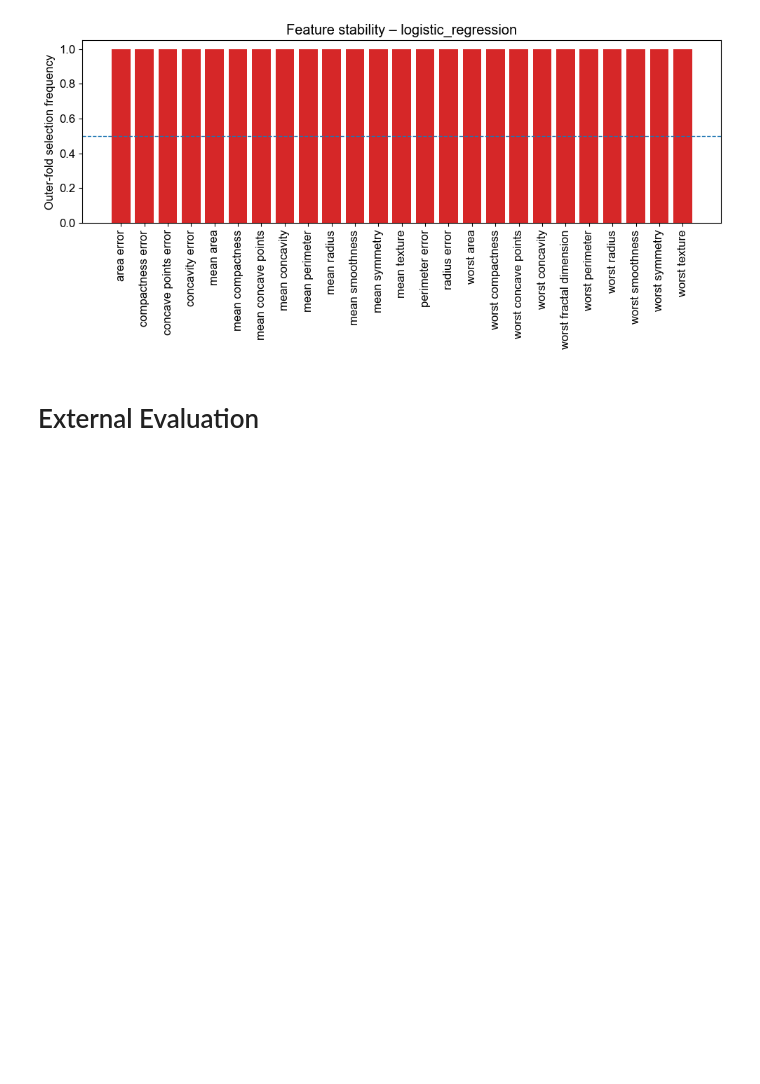
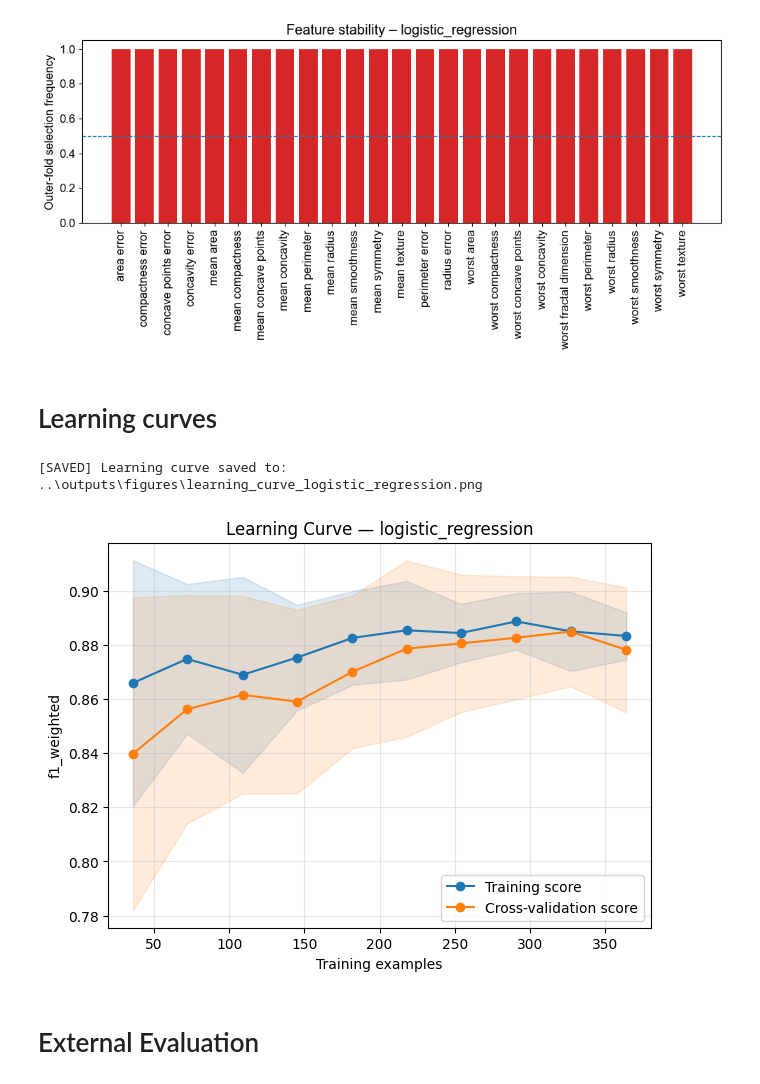
Before and after one commit to WewerAlbrechtsenLab/ML, a Jupyter notebook: notebooks/ML.ipynb, the cells around one changed output. Cells and saved outputs as stored; diff of their text form; code cells hidden in the pictures; blank space fills up the shorter version.

```diff
--- a/notebooks/ML.ipynb
+++ b/notebooks/ML.ipynb
@@ -222,6 +186,19 @@ with open("../outputs/feature_selection_linear_model.json") as f:
 fig = plot_feature_stability(fs_json, model_name="logistic_regression")
 # %% [output]
 [figure]
+# %% [markdown]
+# Learning curves
+# %%
+from ml.models.visualization import plot_learning_curve
+
+plot_learning_curve(
+    "logistic_regression", X_train, y_train,
+    model_path="../outputs/saved_models",
+    config=config,
+)
+# %% [output]
+[SAVED] Learning curve saved to: ..\outputs\figures\learning_curve_logistic_regression.png
+[figure, added]
 # %% [markdown]
 # External Evaluation
 # %%
```
Also changed, not shown: parts of 11 cells of this notebook, 18 other files.
